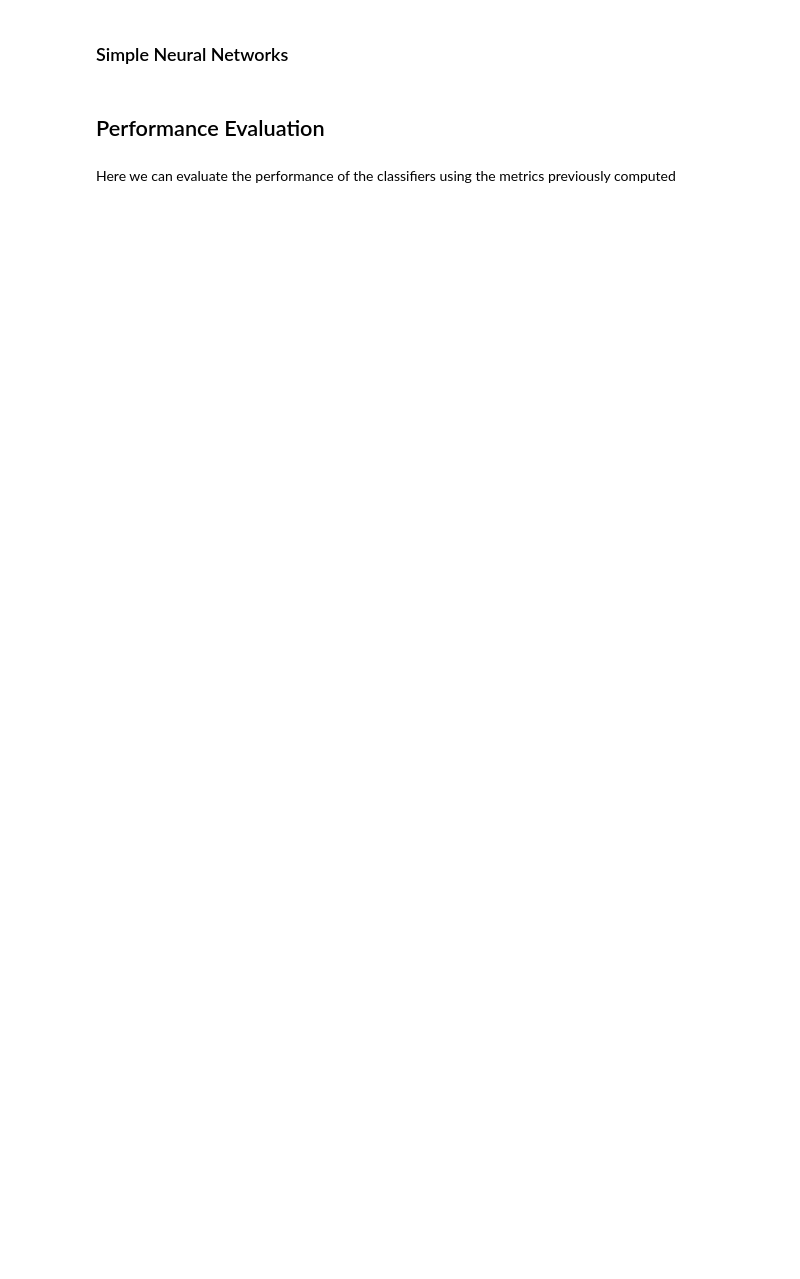
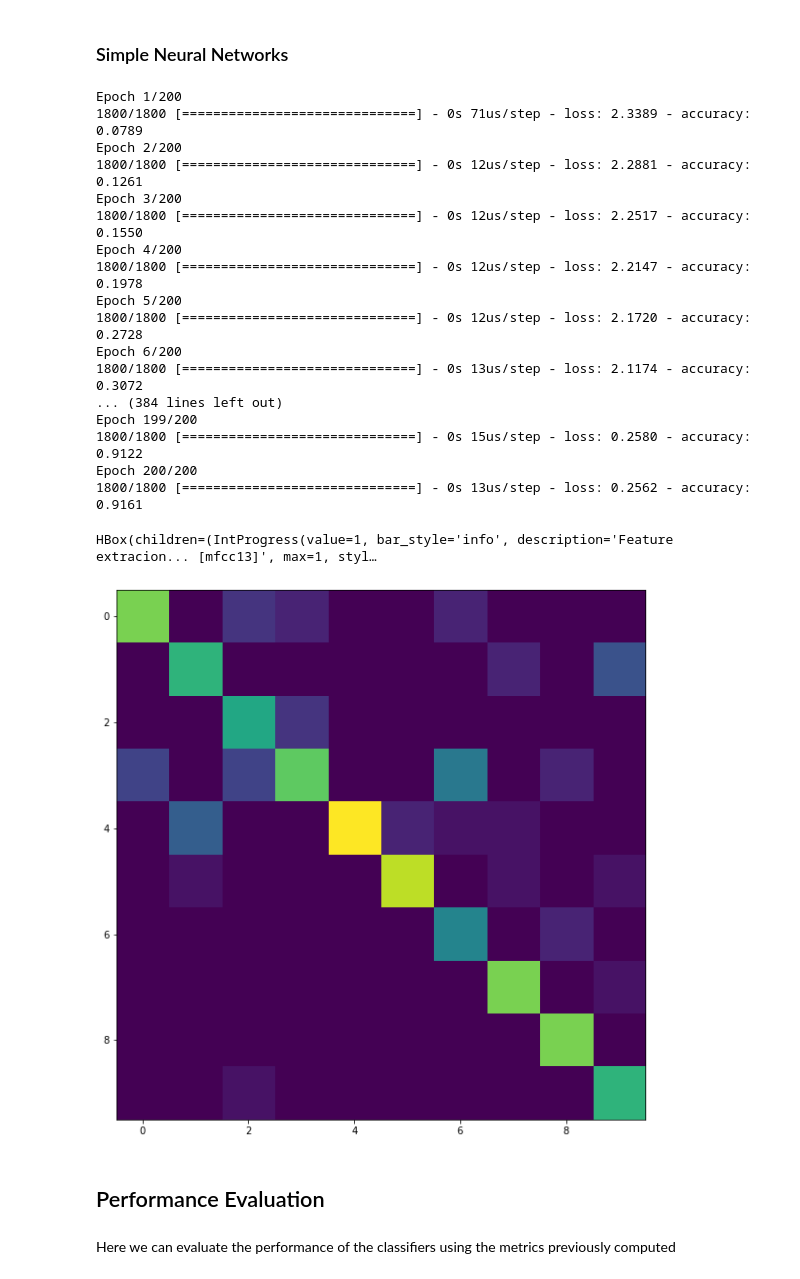
Before and after one commit to andreaco/SpokenDigitClassification, a Jupyter notebook: SpokenDigitClassification.ipynb, the cells around one changed output. Cells and saved outputs as stored; diff of their text form; code cells hidden in the pictures; blank space fills up the shorter version.

```diff
--- a/SpokenDigitClassification.ipynb
+++ b/SpokenDigitClassification.ipynb
@@ -430,42 +430,63 @@ HBox(children=(IntProgress(value=1, bar_style='info', description='Feature extra
 ### Simple Neural Networks
 # %%
 # Feature that we want to use
-fm = "mfcc20"
+fm = "mfcc13"
 
 ohe = OneHotEncoder()
 ohe_y_train = ohe.fit_transform(Y_train.astype(int).reshape(-1, 1)).toarray()
 ohe_y_test  = ohe.fit_transform(Y_test .astype(int).reshape(-1, 1)).toarray()
 
 model = Sequential()
-model.add(Dense(20, input_dim=20, activation='relu'))
-model.add(Dense(15, activation='relu'))
+model.add(Dense(20, input_dim=13, activation='tanh'))
+model.add(Dense(15, activation='tanh'))
+model.add(Dense(12, activation='tanh'))
 model.add(Dense(10, activation='softmax'))
 
 model.compile(loss='categorical_crossentropy', optimizer='adam', metrics=['accuracy'])
 
-history = model.fit(train_feature, ohe_y_train, epochs=100, batch_size=64)
+history = model.fit(train_features_dict[fm], ohe_y_train, epochs=200, batch_size=128)
 
 # Feature extraction
 test_features = feature_extraction(X_test, fm)
 # Feature scaling
 scalers_dict[fm].transform(test_features)
 
 y_pred = model.predict(test_features)
 
 #Converting predictions to label
 pred = list()
 for i in range(len(y_pred)):
     pred.append(np.argmax(y_pred[i]))
 #Converting one hot encoded test label to label
 test = list()
 for i in range(len(ohe_y_test)):
     test.append(np.argmax(ohe_y_test[i]))
 
 plt.imshow(confusion_matrix(pred, test))
 metrics = compute_metrics(pred, test)
 
 classifiers.append("NN")
 metrics_dict['NN'] = {fm : metrics}
+# %% [output]
+Epoch 1/200
+1800/1800 [==============================] - 0s 71us/step - loss: 2.3389 - accuracy: 0.0789
+Epoch 2/200
+1800/1800 [==============================] - 0s 12us/step - loss: 2.2881 - accuracy: 0.1261
+Epoch 3/200
+1800/1800 [==============================] - 0s 12us/step - loss: 2.2517 - accuracy: 0.1550
+Epoch 4/200
+1800/1800 [==============================] - 0s 12us/step - loss: 2.2147 - accuracy: 0.1978
+Epoch 5/200
+1800/1800 [==============================] - 0s 12us/step - loss: 2.1720 - accuracy: 0.2728
+Epoch 6/200
+1800/1800 [==============================] - 0s 13us/step - loss: 2.1174 - accuracy: 0.3072
+... (384 lines left out)
+Epoch 199/200
+1800/1800 [==============================] - 0s 15us/step - loss: 0.2580 - accuracy: 0.9122
+Epoch 200/200
+1800/1800 [==============================] - 0s 13us/step - loss: 0.2562 - accuracy: 0.9161
+HBox(children=(IntProgress(value=1, bar_style='info', description='Feature extracion... [mfcc13]', max=1, styl…
+[figure, added]
 # %% [markdown]
 ## Performance Evaluation
 # %% [markdown]
```
Also changed, not shown: parts of 9 cells of this notebook.
